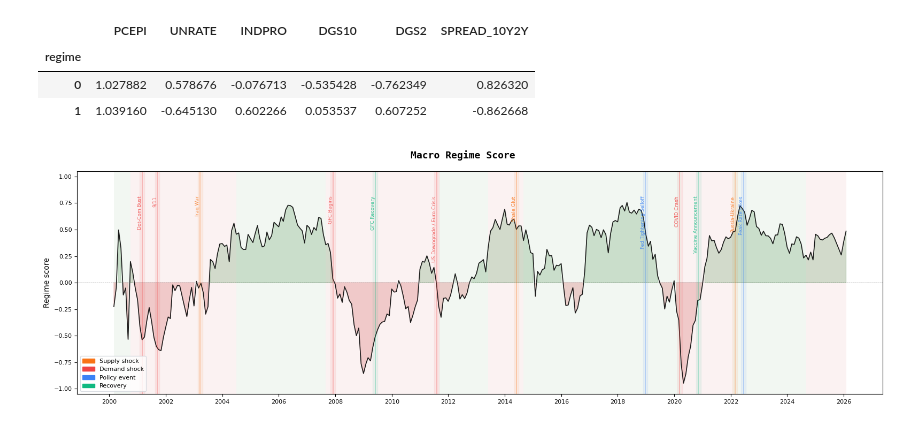
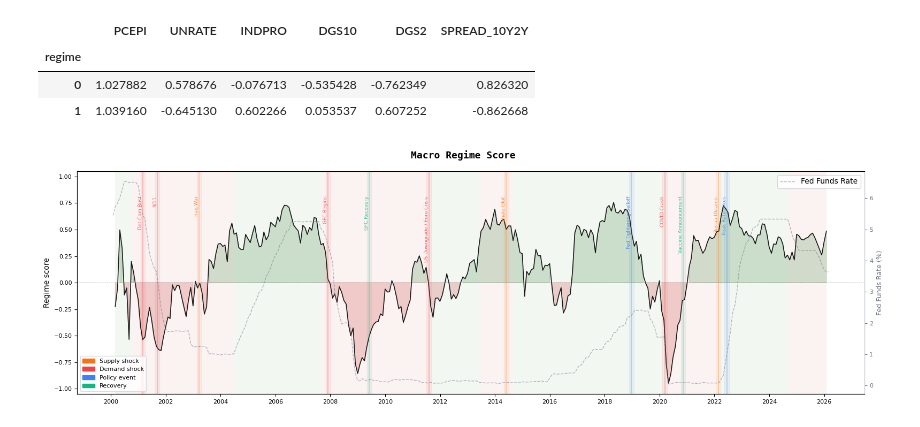
Before and after one commit to alfarasjb/ML, a Jupyter notebook: regime-detection.ipynb, the cells around one changed output. Drawn from its saved outputs; the diff is of its cells as text; code cells hidden in the pictures.

```diff
--- a/regime-detection.ipynb
+++ b/regime-detection.ipynb
@@ -21,8 +21,10 @@ indicators = {
     "UNRATE": "Unemployment Rate",
     "INDPRO": "Industrial Production",
     "DGS10": "10-Year Treasury Yield",
-    "DGS2": "2-Year Treasury Yield"
+    "DGS2": "2-Year Treasury Yield",
+    "FEDFUNDS": "Federal Funds Rate"
 }
+
 
 start_date = date(2000, 1, 1)
 raw_data = {}
@@ -94,2 +87,4 @@ macro_df.head()
+# %%
+fed_funds = macro_df['FEDFUNDS'].resample('ME').last().dropna()
 # %%
 # plot the series
@@ -113,3 +108,5 @@ plt.show()
+# %%
+macro_df = macro_df.drop(columns=['FEDFUNDS'])
 # %%
 INDICATORS = macro_df.columns
 EWM_SPAN = 36 # 3-year lookkback for mean/std
@@ -216,6 +213,14 @@ ax.fill_between(z_scores.index, composite, 0,
                 where=composite <= 0, alpha=0.2, color='#c62828')
 ax.axhline(0, color='gray', linewidth=0.5, linestyle='--')
 
+ax2 = ax.twinx()
+ax2.plot(fed_funds.index, fed_funds.values,
+         color='#6B7280', lw=1.0, alpha=0.5, linestyle='--',
+         label='Fed Funds Rate')
+ax2.set_ylabel('Fed Funds Rate (%)', fontsize=9, color='#6B7280')
+ax2.tick_params(colors='#6B7280', labelsize=8)
+ax2.spines['right'].set_edgecolor('#D1D5DB')
+
 # Event overlays
 for date_str, (label, etype) in events.items():
     dt = pd.Timestamp(date_str)
@@ -223,31 +228,32 @@ for date_str, (label, etype) in events.items():
     ax.axvline(dt, color=c, lw=1.2, alpha=0.35, zorder=2)
     ax.axvspan(dt - pd.Timedelta(days=30), dt + pd.Timedelta(days=30),
                color=c, alpha=0.07, zorder=1)
     ax.text(dt, ax.get_ylim()[1] * 0.97 if ax.get_ylim()[1] > 0 else 0.95,
             label, color=c, fontsize=6.5,
             rotation=90, va='top', ha='right', alpha=0.85)
 
 ax.set_ylim(-1.05, 1.05)
 ax.set_ylabel('Regime score', fontsize=10)
 ax.tick_params(labelsize=8)
 
 # X-axis: show all years
 ax.xaxis.set_major_formatter(mdates.DateFormatter('%Y'))
 ax.xaxis.set_major_locator(mdates.YearLocator(2))
 
 # Legend
 legend_handles = [
     mpatches.Patch(color=COLOR['supply'], label='Supply shock'),
     mpatches.Patch(color=COLOR['demand'], label='Demand shock'),
     mpatches.Patch(color=COLOR['policy'], label='Policy event'),
     mpatches.Patch(color=COLOR['recovery'], label='Recovery'),
 ]
 ax.legend(handles=legend_handles, loc='lower left', fontsize=8,
           facecolor='white', edgecolor='#D1D5DB')
 
 fig.suptitle('Macro Regime Score',
              fontsize=13, fontfamily='monospace', fontweight='bold')
 plt.tight_layout()
+plt.legend()
 plt.show()
 # %% [output]
-[figure, old version]
+[figure, new version]
```
Also changed, not shown: parts of 3 cells of this notebook.
